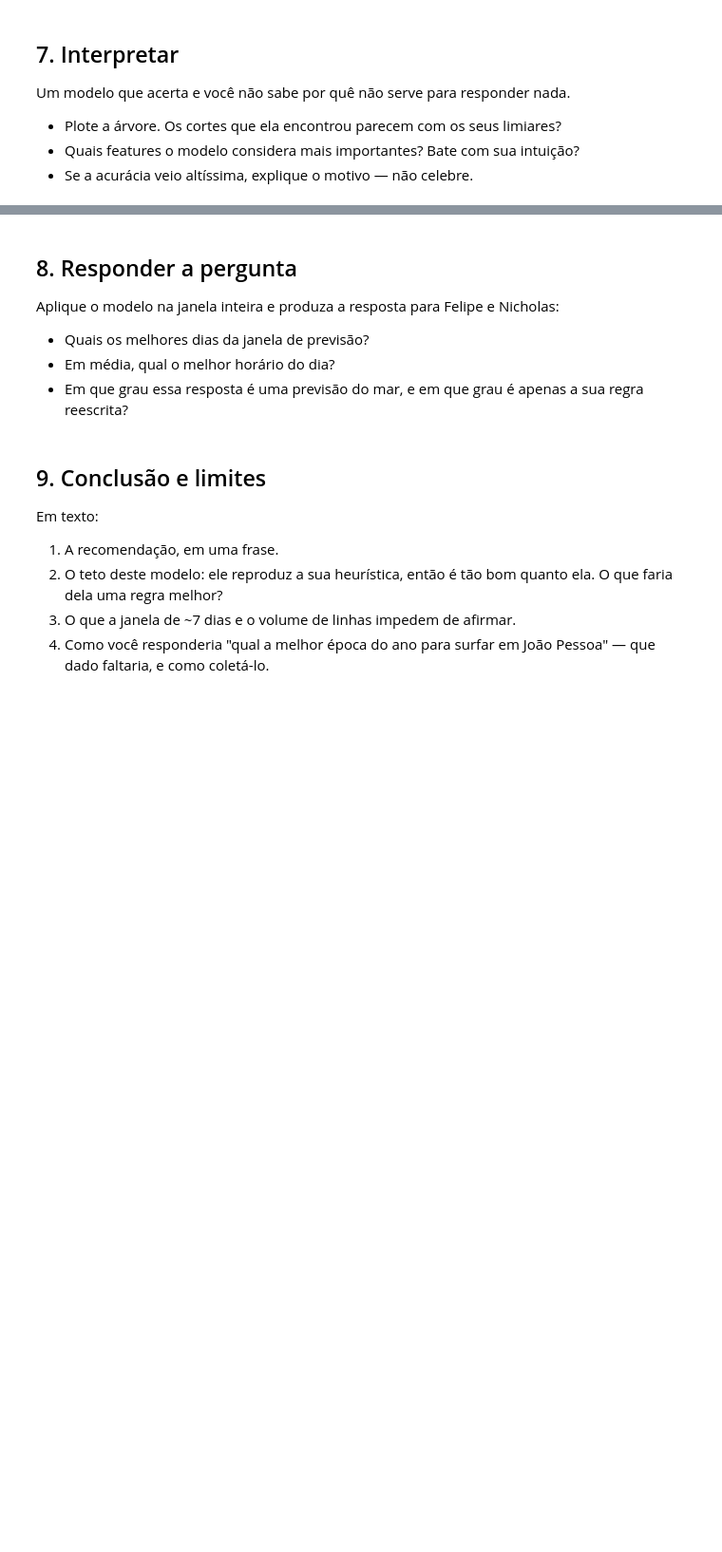
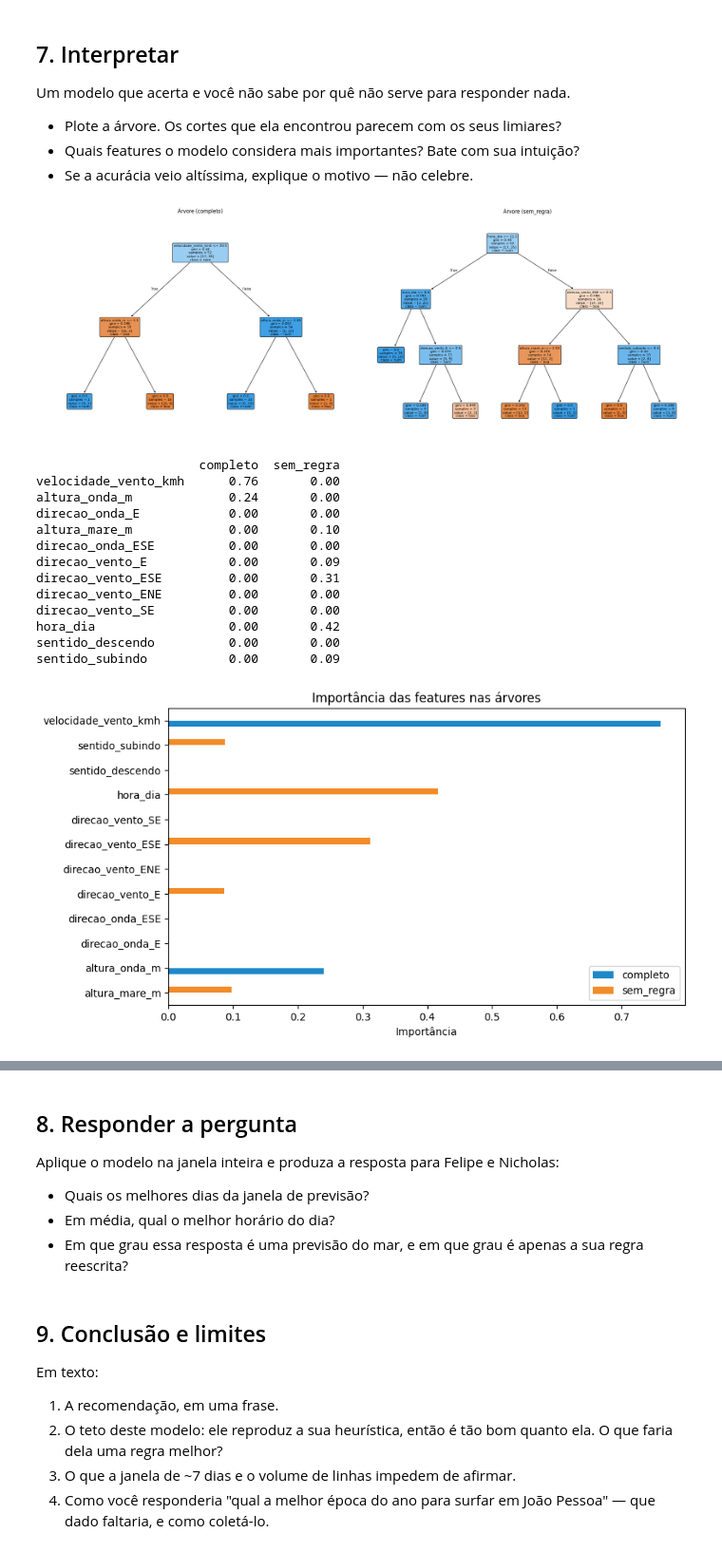
Before and after one commit to phmcd-bit/miniprojeto2, a Jupyter notebook: notebooks/ml.ipynb, the cells around one changed output, grey strips where cells are left out. Shown at 95% size. Saved outputs shown, nothing was run; the diff lists cells and outputs as text; code cells hidden in the pictures; blank space fills up the shorter version.

```diff
--- a/notebooks/ml.ipynb
+++ b/notebooks/ml.ipynb
@@ -316,3 +420,45 @@ Um modelo que acerta e você não sabe por quê não serve para responder nada.
 - Plote a árvore. Os cortes que ela encontrou parecem com os seus limiares?
 - Quais features o modelo considera mais importantes? Bate com sua intuição?
 - Se a acurácia veio altíssima, explique o motivo — não celebre.
+# %%
+from sklearn.tree import plot_tree
+
+fig, axes = plt.subplots(1, 2, figsize=(22, 8))
+for ax, nome_x, X_tr in zip(axes, ["completo", "sem_regra"], [X_tr_c, X_tr_s]):
+    arvore = modelos[("arvore", nome_x)]
+    plot_tree(
+        arvore, feature_names=list(X_tr.columns),
+        class_names=list(arvore.classes_),
+        filled=True, rounded=True, fontsize=8, ax=ax,
+    )
+    ax.set_title(f"Árvore ({nome_x})")
+plt.tight_layout()
+plt.show()
+
+imp = pd.DataFrame({
+    "completo": pd.Series(modelos[("arvore", "completo")].feature_importances_, index=X_tr_c.columns),
+    "sem_regra": pd.Series(modelos[("arvore", "sem_regra")].feature_importances_, index=X_tr_s.columns),
+}).fillna(0)
+print(imp.round(2).sort_values("completo", ascending=False))
+
+imp.plot.barh(figsize=(9, 5), color=["#1E88C8", "#F28C28"])
+plt.title("Importância das features nas árvores")
+plt.xlabel("Importância")
+plt.tight_layout()
+plt.show()
+# %% [output]
+[figure, added]
+                      completo  sem_regra
+velocidade_vento_kmh      0.76       0.00
+altura_onda_m             0.24       0.00
+direcao_onda_E            0.00       0.00
+altura_mare_m             0.00       0.10
+direcao_onda_ESE          0.00       0.00
+direcao_vento_E           0.00       0.09
+direcao_vento_ESE         0.00       0.31
+direcao_vento_ENE         0.00       0.00
+direcao_vento_SE          0.00       0.00
+hora_dia                  0.00       0.42
+sentido_descendo          0.00       0.00
+sentido_subindo           0.00       0.09
+[figure, added]
```
Also changed, not shown: parts of 4 cells of this notebook.
